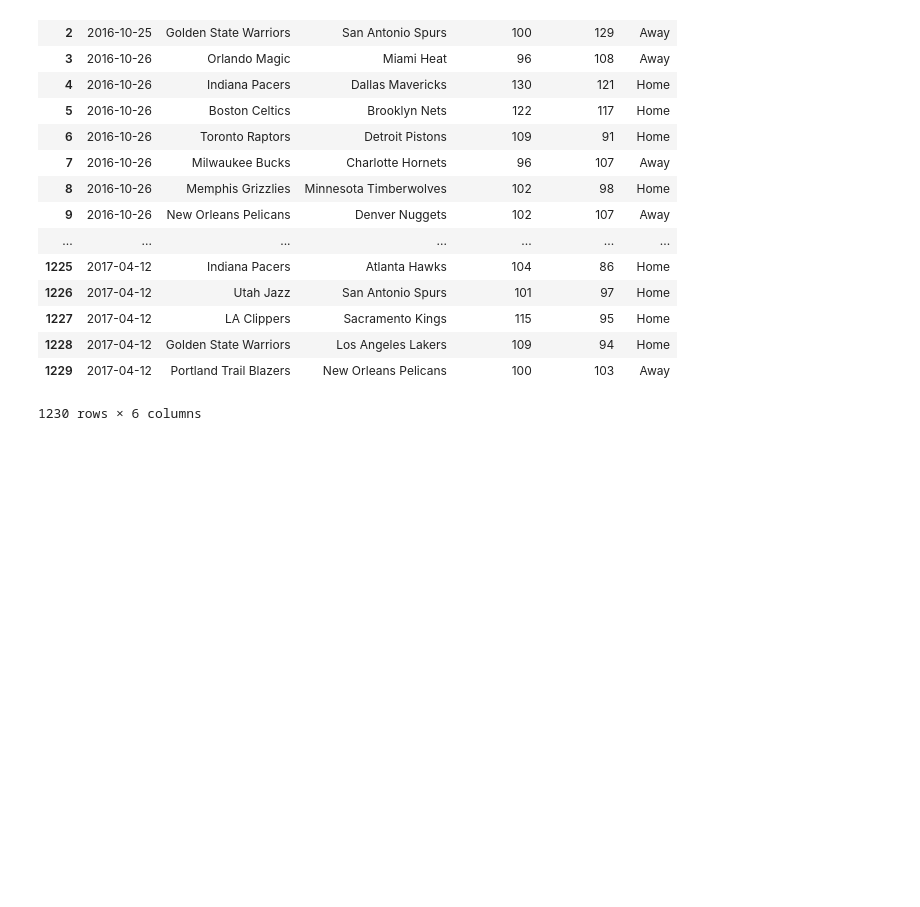
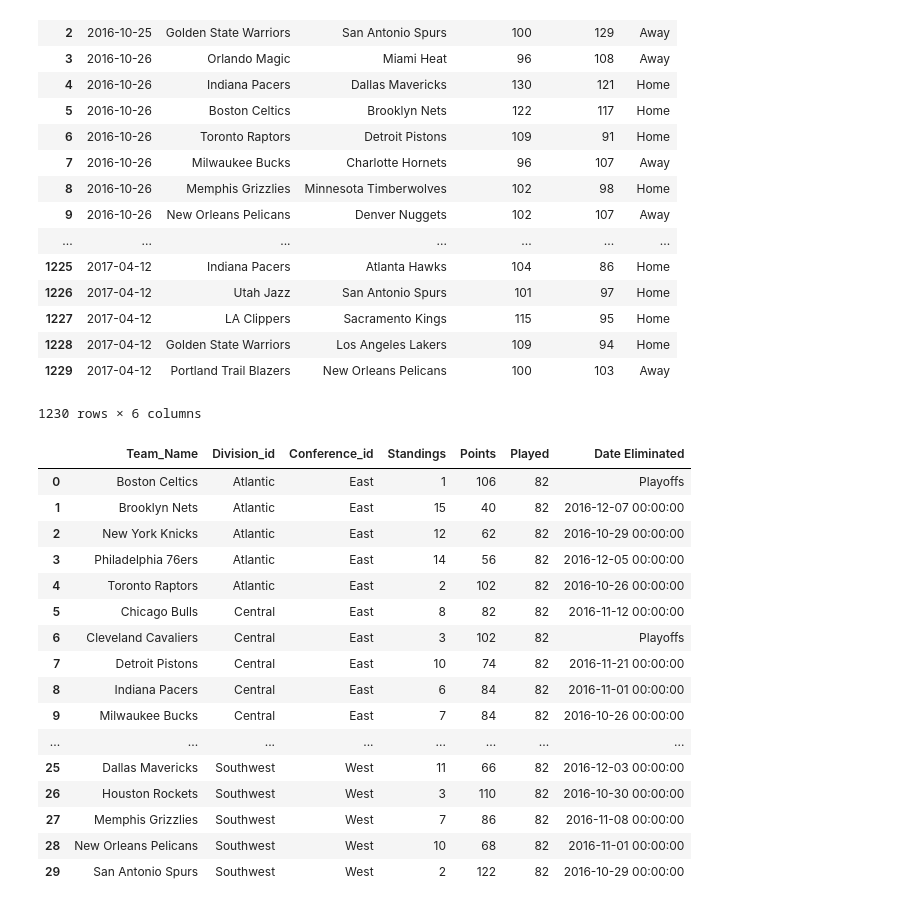
Before and after one commit to KnowYourPivots/NBA-Hackathon-2017, a Jupyter notebook: SkillsQuestion2(optional)/Elimination.ipynb, the cells around one changed output. Saved outputs shown, nothing was run; the diff lists cells and outputs as text; code cells hidden in the pictures; blank space fills up the shorter version.

Commit message:
Games played works. elimination does not

```diff
--- a/SkillsQuestion2(optional)/Elimination.ipynb
+++ b/SkillsQuestion2(optional)/Elimination.ipynb
@@ -46,31 +46,53 @@ scores
 import numpy as np
 conference['Standings'] = np.linspace(1,30,30, dtype='int')
 conference['Points'] = np.linspace(0,0,30, dtype='int')
+conference['Played'] = np.linspace(0,0,30, dtype='int')
+conference['Date Eliminated'] = ['Playoffs'] * 30
+# %%
+def eliminated(row,east_or_west,home_or_away):
+    if str(conference.loc[conference['Team_Name'] == row[home_or_away],['Date Eliminated']]['Date Eliminated']).split(' ')[4][:8] == 'Playoffs':
+        # if Team is > 8th seed in conference
+        if int(conference.loc[conference['Team_Name'] == row[home_or_away],['Standings']]['Standings']) > 8:
+            # Check to see if Team wins all remaining games and 8th seed loses all remaining games if Team will pass 8th seed
+            obtainable_points = (82-int(conference.loc[conference['Team_Name'] == row[home_or_away],['Played']]['Played']))*2
+            eighth_OP = (82-int(conference.loc[(conference['Conference_id'] == east_or_west)&(conference['Standings'] == 8 ) ,['Played']]['Played']))*2
+            # if not Team is eliminated. Add date to Eliminated field in Standings Table
+            if obtainable_points < eighth_OP:
+                conference.loc[conference['Team_Name'] == row['Home Team'],['Date Eliminated']] = row['Date']
 # %%
 # for row in scores table
 for index, row in scores.iterrows():
     # if Winner = Home then Home Team += 2 points
     if row['Winner'] == 'Home':
         conference.loc[conference['Team_Name'] == row['Home Team'],['Points']] = conference.loc[conference['Team_Name'] == row['Home Team'],['Points']] + 2
-        # Update Standings
+        # Update Standings for East Teams
         if conference.loc[conference['Team_Name'] == row['Home Team'],['Conference_id']].values[0] == "East":
             updated_standings = conference.loc[conference['Conference_id'] == 'East'].sort_values('Points', ascending=False).reset_index(drop=True)
-            conference.loc[conference['Team_Name'] == row['Home Team'],['Standings']] = int(np.where(updated_standings['Team_Name'] == row['Home Team'])[0])+1
+            for teamindex, teamrow in updated_standings.iterrows():
+                conference.loc[conference['Team_Name'] == teamrow['Team_Name'],['Standings']] = int(np.where(updated_standings['Team_Name'] == teamrow['Team_Name'])[0])+1
+        # Update Standings for West Teams
         else:
             updated_standings = conference.loc[conference['Conference_id'] == 'West'].sort_values('Points', ascending=False).reset_index(drop=True)
-            conference.loc[conference['Team_Name'] == row['Home Team'],['Standings']] = int(np.where(updated_standings['Team_Name'] == row['Home Team'])[0])+1
-
+            for teamindex, teamrow in updated_standings.iterrows():
+                conference.loc[conference['Team_Name'] == teamrow['Team_Name'],['Standings']] = int(np.where(updated_standings['Team_Name'] == teamrow['Team_Name'])[0])+1
     # else Away Team += 2 points
     else:
         conference.loc[conference['Team_Name'] == row['Away Team'],['Points']] = conference.loc[conference['Team_Name'] == row['Away Team'],['Points']] + 2
-        # Update Standings
+        # Update Standings for East Teams
         if conference.loc[conference['Team_Name'] == row['Away Team'],['Conference_id']].values[0] == "East":
             updated_standings = conference.loc[conference['Conference_id'] == 'East'].sort_values('Points', ascending=False).reset_index(drop=True)
-            conference.loc[conference['Team_Name'] == row['Away Team'],['Standings']] = int(np.where(updated_standings['Team_Name'] == row['Away Team'])[0])+1
+            for teamindex, teamrow in updated_standings.iterrows():
+                conference.loc[conference['Team_Name'] == teamrow['Team_Name'],['Standings']] = int(np.where(updated_standings['Team_Name'] == teamrow['Team_Name'])[0])+1
+        # Update Standings for West Teams
         else:
             updated_standings = conference.loc[conference['Conference_id'] == 'West'].sort_values('Points', ascending=False).reset_index(drop=True)
-            conference.loc[conference['Team_Name'] == row['Away Team'],['Standings']] = int(np.where(updated_standings['Team_Name'] == row['Away Team'])[0])+1
+            for teamindex, teamrow in updated_standings.iterrows():
+                conference.loc[conference['Team_Name'] == teamrow['Team_Name'],['Standings']] = int(np.where(updated_standings['Team_Name'] == teamrow['Team_Name'])[0])+1
+    # Update games played for both home and away teams
+    conference.loc[conference['Team_Name'] == row['Home Team'],['Played']] = conference.loc[conference['Team_Name'] == row['Home Team'],['Played']]+1
+    conference.loc[conference['Team_Name'] == row['Away Team'],['Played']] = conference.loc[conference['Team_Name'] == row['Away Team'],['Played']]+1
 
-    # if Team is > 8th seed in conference
-        # Check to see if Team wins all remaining games and 8th seed loses all remaining games if Team will pass 8th seed
-            # if not Team is eliminated. Add date to Eliminated field in Standings Table
+    eliminated(row,'East','Home Team')
+    eliminated(row,'East','Away Team')
+    eliminated(row,'West','Home Team')
+    eliminated(row,'West','Away Team')
@@ -81,0 +99,21 @@ conference
+# %%
+int(conference.loc[conference['Team_Name'] == 'Brooklyn Nets',['Standings']]['Standings'])
+conference
+# %% [output]
+|  | Team_Name | Division_id | Conference_id | Standings | Points | Played | Date Eliminated |
+| 0 | Boston Celtics | Atlantic | East | 1 | 106 | 82 | Playoffs |
+| 1 | Brooklyn Nets | Atlantic | East | 15 | 40 | 82 | 2016-12-07 00:00:00 |
+| 2 | New York Knicks | Atlantic | East | 12 | 62 | 82 | 2016-10-29 00:00:00 |
+| 3 | Philadelphia 76ers | Atlantic | East | 14 | 56 | 82 | 2016-12-05 00:00:00 |
+| 4 | Toronto Raptors | Atlantic | East | 2 | 102 | 82 | 2016-10-26 00:00:00 |
+| 5 | Chicago Bulls | Central | East | 8 | 82 | 82 | 2016-11-12 00:00:00 |
+| 6 | Cleveland Cavaliers | Central | East | 3 | 102 | 82 | Playoffs |
+| 7 | Detroit Pistons | Central | East | 10 | 74 | 82 | 2016-11-21 00:00:00 |
+| 8 | Indiana Pacers | Central | East | 6 | 84 | 82 | 2016-11-01 00:00:00 |
+| 9 | Milwaukee Bucks | Central | East | 7 | 84 | 82 | 2016-10-26 00:00:00 |
+| ... | ... | ... | ... | ... | ... | ... | ... |
+| 25 | Dallas Mavericks | Southwest | West | 11 | 66 | 82 | 2016-12-03 00:00:00 |
+| 26 | Houston Rockets | Southwest | West | 3 | 110 | 82 | 2016-10-30 00:00:00 |
+| 27 | Memphis Grizzlies | Southwest | West | 7 | 86 | 82 | 2016-11-08 00:00:00 |
+| 28 | New Orleans Pelicans | Southwest | West | 10 | 68 | 82 | 2016-11-01 00:00:00 |
+| 29 | San Antonio Spurs | Southwest | West | 2 | 122 | 82 | 2016-10-29 00:00:00 |
```
Also changed, not shown: parts of 4 cells of this notebook.
